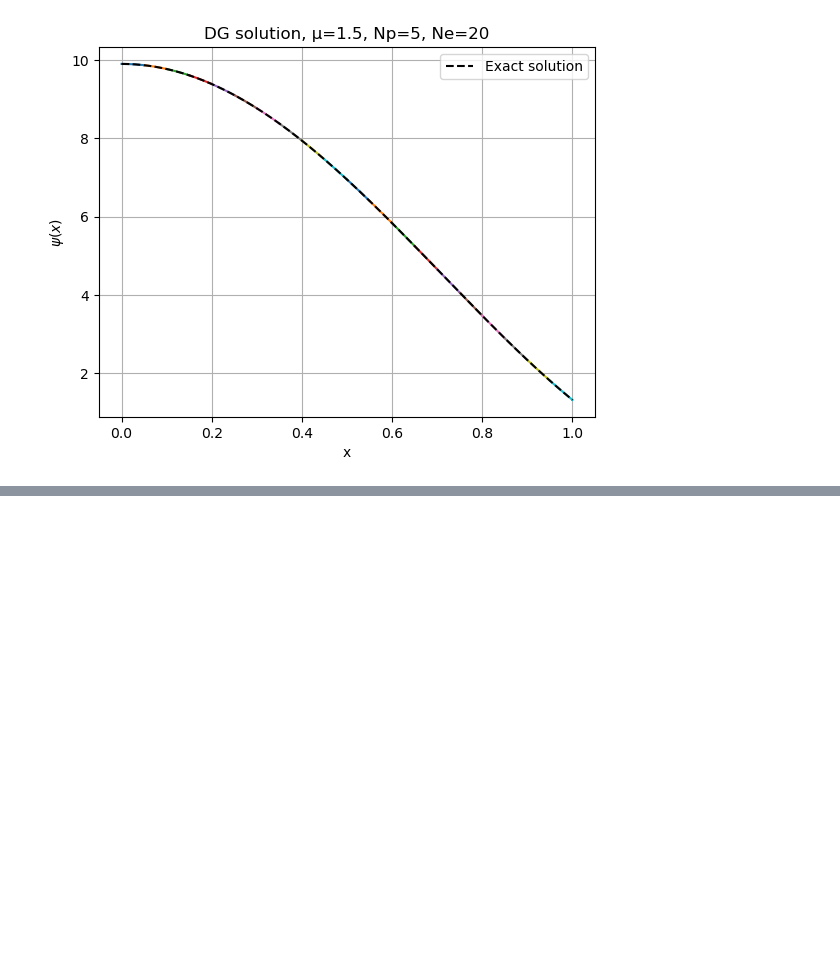
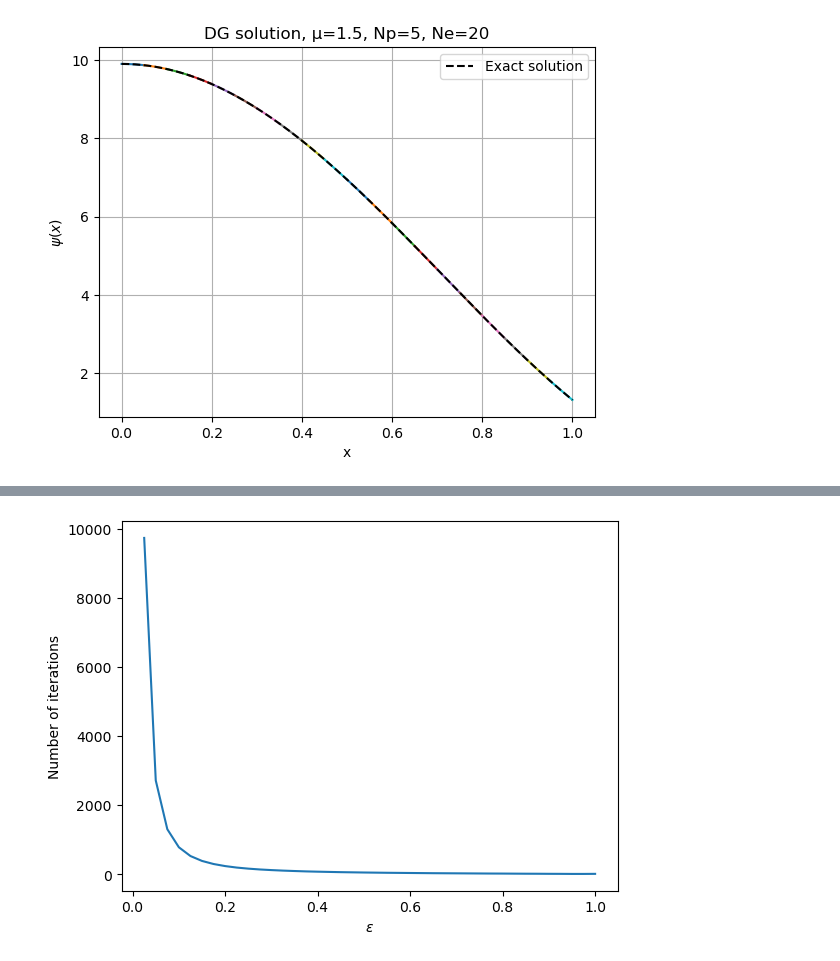
Before and after one commit to jpgallagher1/PIMS-GroupB, a Jupyter notebook: main.ipynb, the cells around one changed output, grey strips where cells are left out. Drawn from its saved outputs; the diff is of its cells as text; code cells hidden in the pictures; blank space fills up the shorter version.

```diff
--- a/main.ipynb
+++ b/main.ipynb
@@ -71,0 +73,26 @@ Linf: 3.436292583813838e-09
+# %%
+εs = np.arange(1, 0, -0.025)
+n_iter = []
+for ε in εs:
+    # Parameters for the transport problem
+    ψ_MMS  = lambda x,μ: (μ**2)*((x**2 +1) + 3.4*np.cos(2*x)) # Manufactured solution
+    σ_t    = lambda x: x**3 + 1
+    σ_a    = lambda x: x**2 + 1
+    source = lambda x,μ: (μ**3)/ε * (2*x - 6.8*np.sin(2*x)) + (σ_t(x)/ε**2 * ψ_MMS(x,μ)) \
+                    - (σ_t(x)/ε - ε*σ_a(x)) / (3*ε) * ((x**2 +1) + 3.4*np.cos(2*x))
+    inflow = lambda x,μ: ψ_MMS(x,μ)
+
+    # Mesh parameters
+    Np = 3                      # Legendre polynomials per element (basis size)
+    Nμ = 5                      # Legendre polynomials per element (basis size)
+    xs = np.linspace(0, 1, 6) # Mesh points / element boundaries
+
+    # Solve
+    ψ_weights_all, μs, t = transport_direct_solve_diffusive(σ_t, σ_a, ε, source, inflow, Np, Nμ, xs,
+                                                        max_iter=int(1e4), tol=1e-10)
+    n_iter.append(t)
+
+plt.plot(εs, n_iter)
+plt.xlabel(r"$\epsilon$")
+plt.ylabel(r"Number of iterations")
+plt.show()
@@ -71,0 +113,7 @@ Linf: 3.436292583813838e-09
+# %%
+plt.plot(εs, n_iter)
+plt.xlabel(r"$\epsilon$")
+plt.ylabel(r"Number of iterations")
+plt.savefig("test_figures/n_iter_vs_epsilon.pdf")
+# %% [output]
+[figure, added]
```
Also changed, not shown: parts of 2 cells of this notebook, 2 other files.
